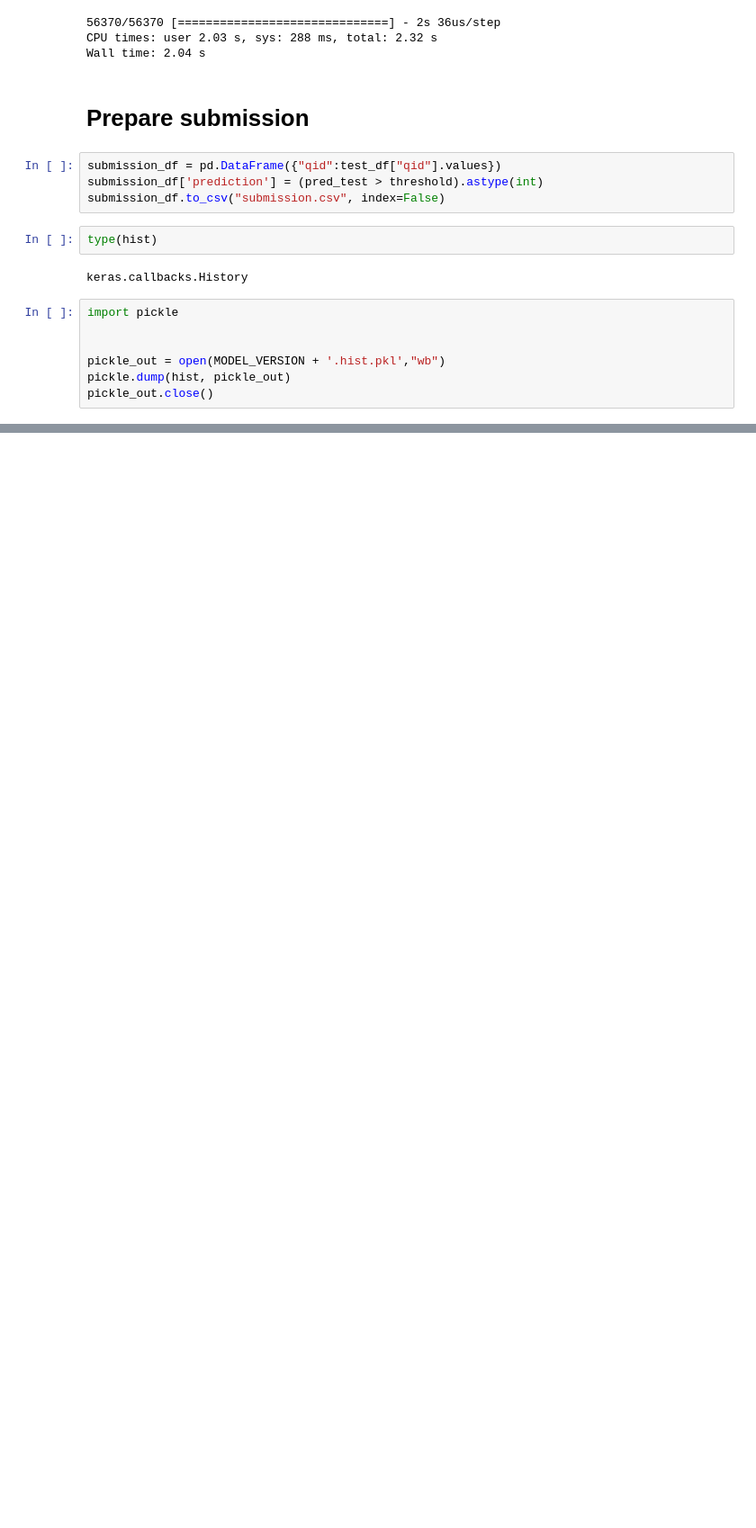
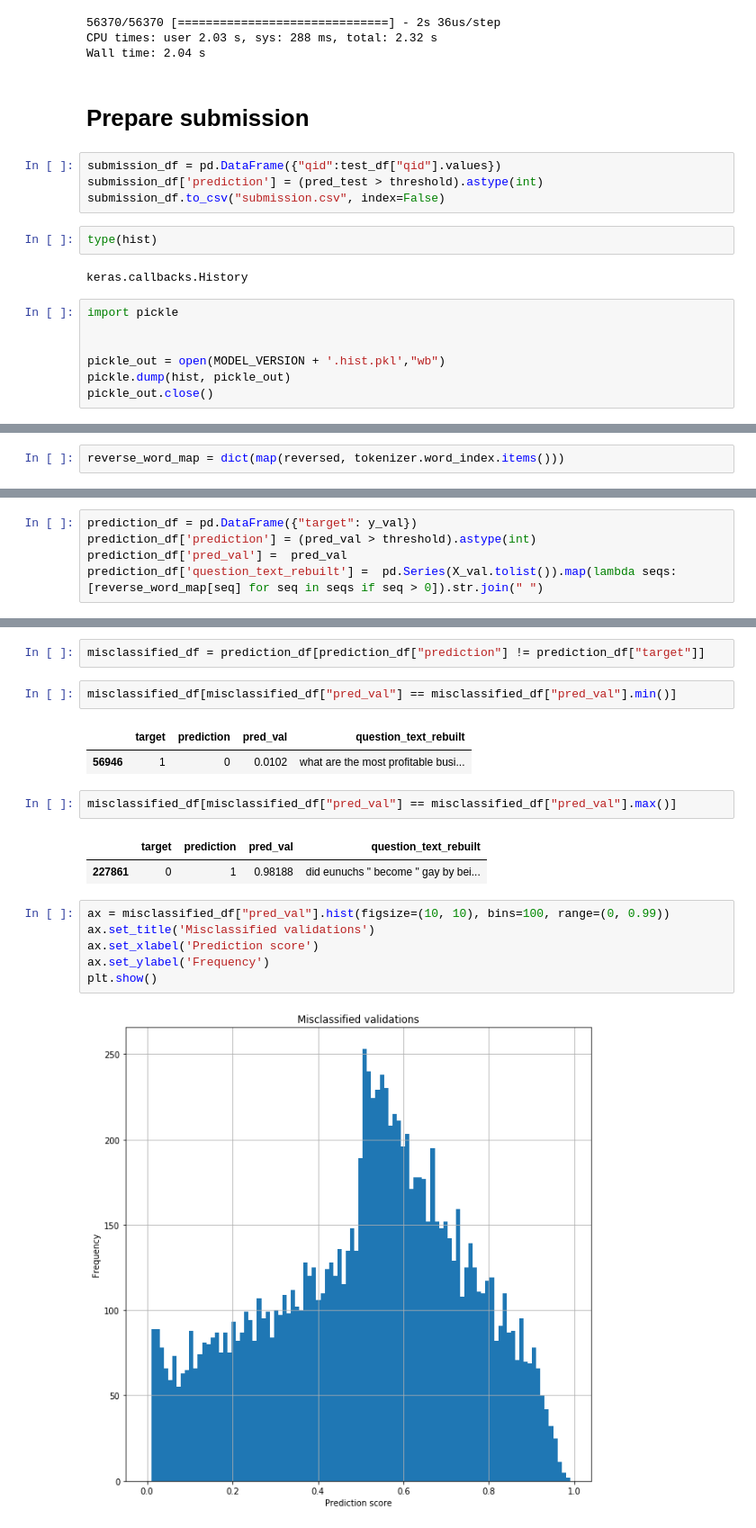
Before and after one commit to kfateem/udacity-ml, a Jupyter notebook: capstone/notebooks/capstoneV4.ipynb, the cells around one changed output, grey strips where cells are left out. Shown at 90% size. Cells and saved outputs as stored; diff of their text form; blank space fills up the shorter version.

```diff
--- a/capstone/notebooks/capstoneV4.ipynb
+++ b/capstone/notebooks/capstoneV4.ipynb
@@ -830,0 +831,2 @@ pickle_out.close()
+# %%
+reverse_word_map = dict(map(reversed, tokenizer.word_index.items()))
@@ -830,0 +837,5 @@ pickle_out.close()
+# %%
+prediction_df = pd.DataFrame({"target": y_val})
+prediction_df['prediction'] = (pred_val > threshold).astype(int)
+prediction_df['pred_val'] =  pred_val
+prediction_df['question_text_rebuilt'] =  pd.Series(X_val.tolist()).map(lambda seqs: [reverse_word_map[seq] for seq in seqs if seq > 0]).str.join(" ")
@@ -830,0 +856,20 @@ pickle_out.close()
+# %%
+misclassified_df = prediction_df[prediction_df["prediction"] != prediction_df["target"]]
+# %%
+misclassified_df[misclassified_df["pred_val"] == misclassified_df["pred_val"].min()]
+# %% [output]
+|  | target | prediction | pred_val | question_text_rebuilt |
+| 56946 | 1 | 0 | 0.0102 | what are the most profitable busi... |
+# %%
+misclassified_df[misclassified_df["pred_val"] == misclassified_df["pred_val"].max()]
+# %% [output]
+|  | target | prediction | pred_val | question_text_rebuilt |
+| 227861 | 0 | 1 | 0.98188 | did eunuchs " become " gay by bei... |
+# %%
+ax = misclassified_df["pred_val"].hist(figsize=(10, 10), bins=100, range=(0, 0.99))
+ax.set_title('Misclassified validations')
+ax.set_xlabel('Prediction score')
+ax.set_ylabel('Frequency')
+plt.show()
+# %% [output]
+[figure, added]
```
Also changed, not shown: parts of 11 cells of this notebook, 1 other file.
